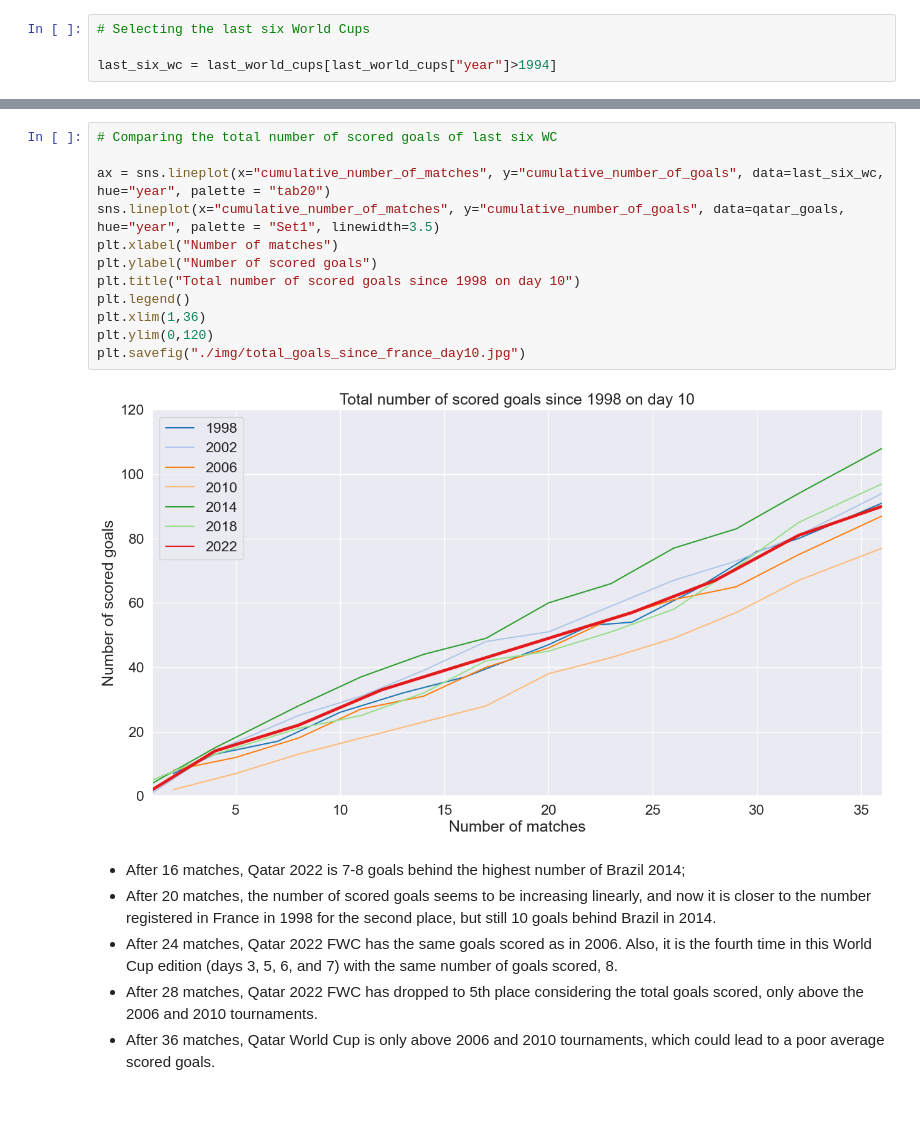
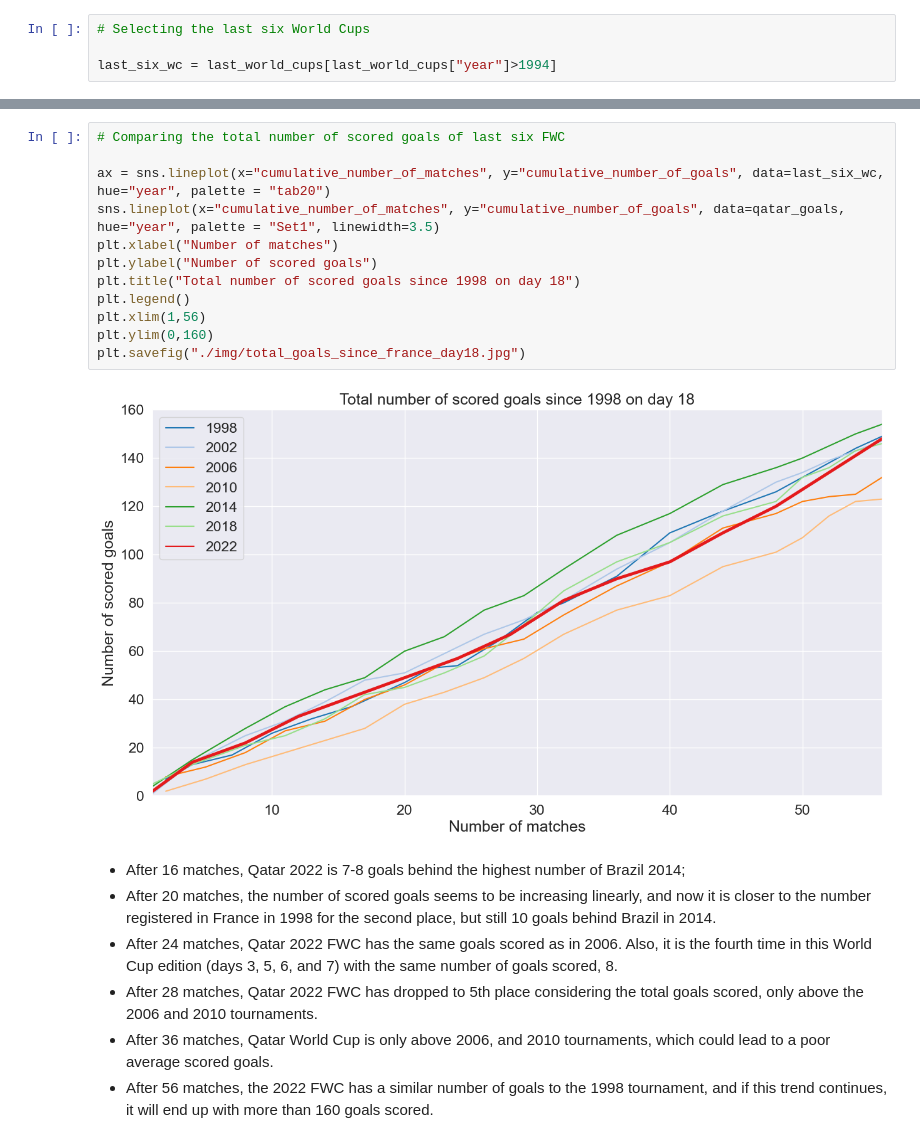
Before and after one commit to hanada-stephan/fifa_world_cup_analysis, a Jupyter notebook: world_cup_analysis.ipynb, the cells around one changed output, grey strips where cells are left out. Saved outputs shown, nothing was run; the diff lists cells and outputs as text; blank space fills up the shorter version.

```diff
--- a/world_cup_analysis.ipynb
+++ b/world_cup_analysis.ipynb
@@ -234,20 +235,21 @@ plt.savefig("./img/avg_goals_since_france_day10.jpg")
 # %%
-# Comparing the total number of scored goals of last six WC
+# Comparing the total number of scored goals of last six FWC
 
 ax = sns.lineplot(x="cumulative_number_of_matches", y="cumulative_number_of_goals", data=last_six_wc, hue="year", palette = "tab20")
 sns.lineplot(x="cumulative_number_of_matches", y="cumulative_number_of_goals", data=qatar_goals, hue="year", palette = "Set1", linewidth=3.5)
 plt.xlabel("Number of matches")
 plt.ylabel("Number of scored goals")
-plt.title("Total number of scored goals since 1998 on day 10")
+plt.title("Total number of scored goals since 1998 on day 18")
 plt.legend()
-plt.xlim(1,36)
-plt.ylim(0,120)
-plt.savefig("./img/total_goals_since_france_day10.jpg")
+plt.xlim(1,56)
+plt.ylim(0,160)
+plt.savefig("./img/total_goals_since_france_day18.jpg")
 # %% [output]
-[figure, old version]
+[figure, new version]
 # %% [markdown]
 - After 16 matches, Qatar 2022 is 7-8 goals behind the highest number of Brazil 2014;
 - After 20 matches, the number of scored goals seems to be increasing linearly, and now it is closer to the number registered in France in 1998 for the second place, but still 10 goals behind Brazil in 2014.
 - After 24 matches, Qatar 2022 FWC has the same goals scored as in 2006. Also, it is the fourth time in this World Cup edition (days 3, 5, 6, and 7) with the same number of goals scored, 8.
 - After 28 matches, Qatar 2022 FWC has dropped to 5th place considering the total goals scored, only above the 2006 and 2010 tournaments.
-- After 36 matches, Qatar World Cup is only above 2006 and 2010 tournaments, which could lead to a poor average scored goals.
+- After 36 matches, Qatar World Cup is only above 2006, and 2010 tournaments, which could lead to a poor average scored goals.
+- After 56 matches, the 2022 FWC has a similar number of goals to the 1998 tournament, and if this trend continues, it will end up with more than 160 goals scored.
```
Also changed, not shown: parts of 3 cells of this notebook, 3 other files.
